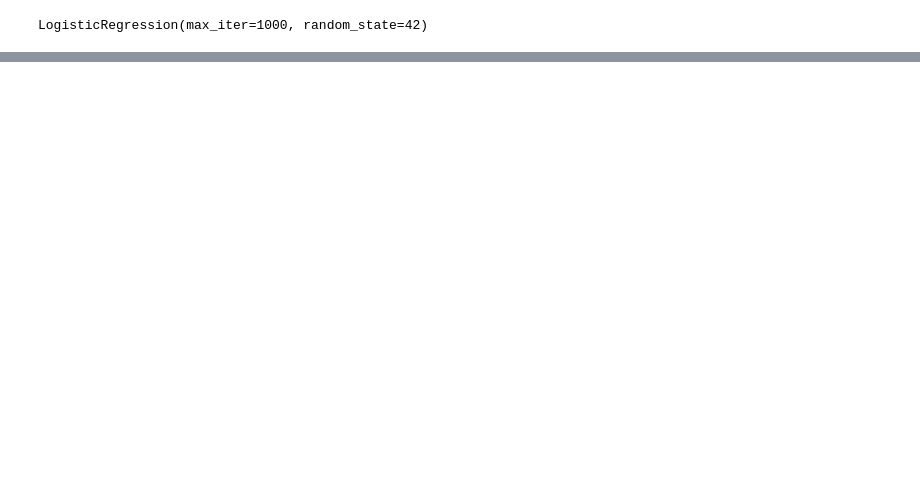
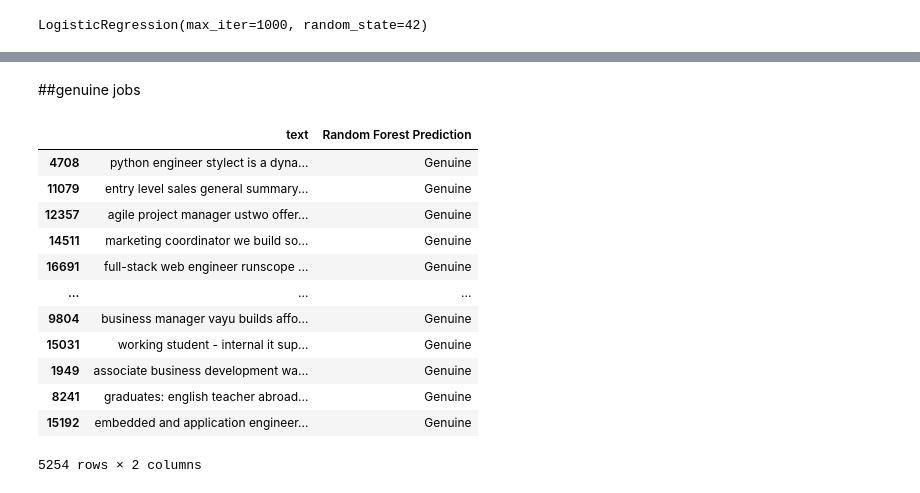
Before and after one commit to Simar-123/Fake-Job-Detection, a Jupyter notebook: Fake Job Detection.ipynb, the cells around one changed output, grey strips where cells are left out. Saved outputs shown, nothing was run; the diff lists cells and outputs as text; code cells hidden in the pictures; blank space fills up the shorter version.

```diff
--- a/Fake Job Detection.ipynb
+++ b/Fake Job Detection.ipynb
@@ -522,0 +566,25 @@ plt.show()
+# %% [markdown]
+##genuine jobs
+# %%
+genuine_jobs = test_df[
+    test_df["Random Forest Prediction"] == "Genuine"
+]
+
+genuine_jobs[[
+    "text", # Changed from "title" to "text"
+    "Random Forest Prediction"
+]]
+# %% [output]
+|  | text | Random Forest Prediction |
+| 4708 | python engineer stylect is a dyna... | Genuine |
+| 11079 | entry level sales general summary... | Genuine |
+| 12357 | agile project manager ustwo offer... | Genuine |
+| 14511 | marketing coordinator we build so... | Genuine |
+| 16691 | full-stack web engineer runscope ... | Genuine |
+| ... | ... | ... |
+| 9804 | business manager vayu builds affo... | Genuine |
+| 15031 | working student - internal it sup... | Genuine |
+| 1949 | associate business development wa... | Genuine |
+| 8241 | graduates: english teacher abroad... | Genuine |
+| 15192 | embedded and application engineer... | Genuine |
+5254 rows × 2 columns
```
Also changed, not shown: parts of 21 cells of this notebook.
